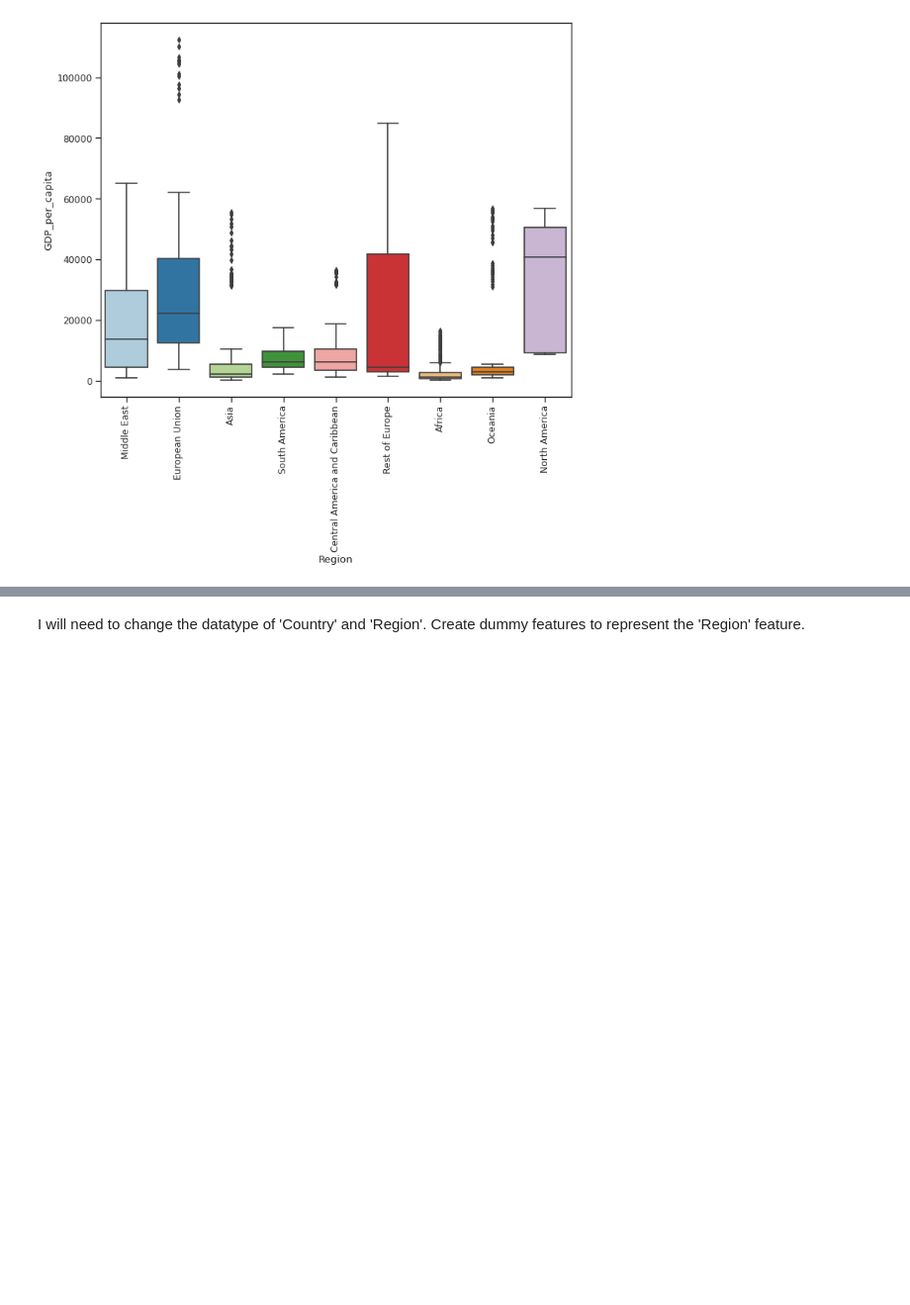
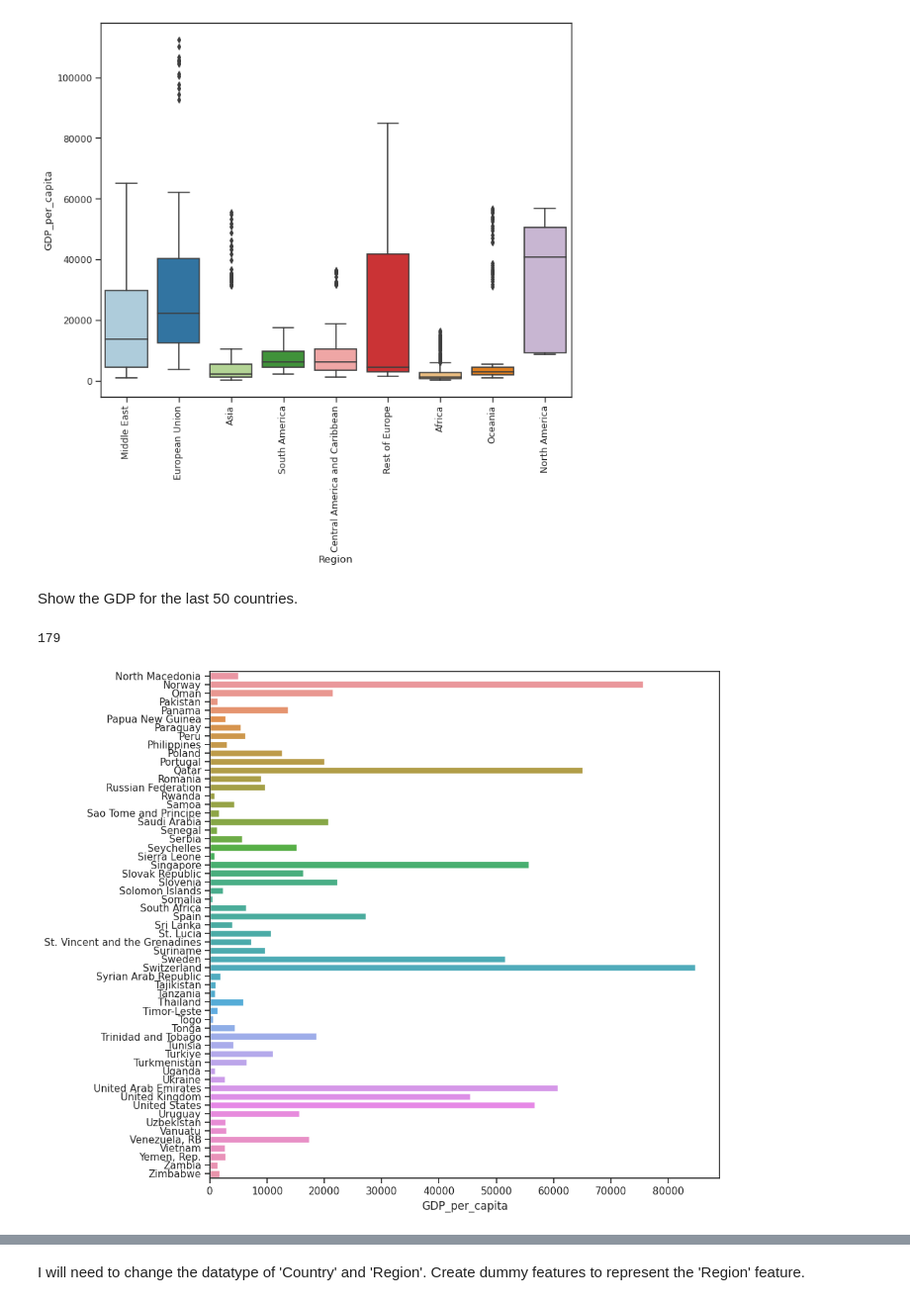
Before and after one commit to johnpospisil/who-life-expectancy-predictor, a Jupyter notebook: who-life-expectancy-prediction.ipynb, the cells around one changed output, grey strips where cells are left out. Shown at 99% size. Saved outputs shown, nothing was run; the diff lists cells and outputs as text; code cells hidden in the pictures; blank space fills up the shorter version.

Commit message:
Add some barplots.

```diff
--- a/who-life-expectancy-prediction.ipynb
+++ b/who-life-expectancy-prediction.ipynb
@@ -97,3 +97,14 @@ sns.boxplot(x=df['Region'], y=df['GDP_per_capita'], data=df, palette='Paired')
 plt.xticks(rotation=90);
 # %% [output]
 [figure]
+# %% [markdown]
+Show the GDP for the last 50 countries.
+# %%
+df['Country'].nunique()
+# %% [output]
+179
+# %%
+plt.figure(figsize=(10, 10), dpi=100)
+sns.barplot(y=df.sort_values(by='Country')['Country'].unique()[120:179], x=df.groupby('Country')['GDP_per_capita'].max()[120:179]);
+# %% [output]
+[figure, added]
```
Also changed, not shown: parts of 1 cell of this notebook.
